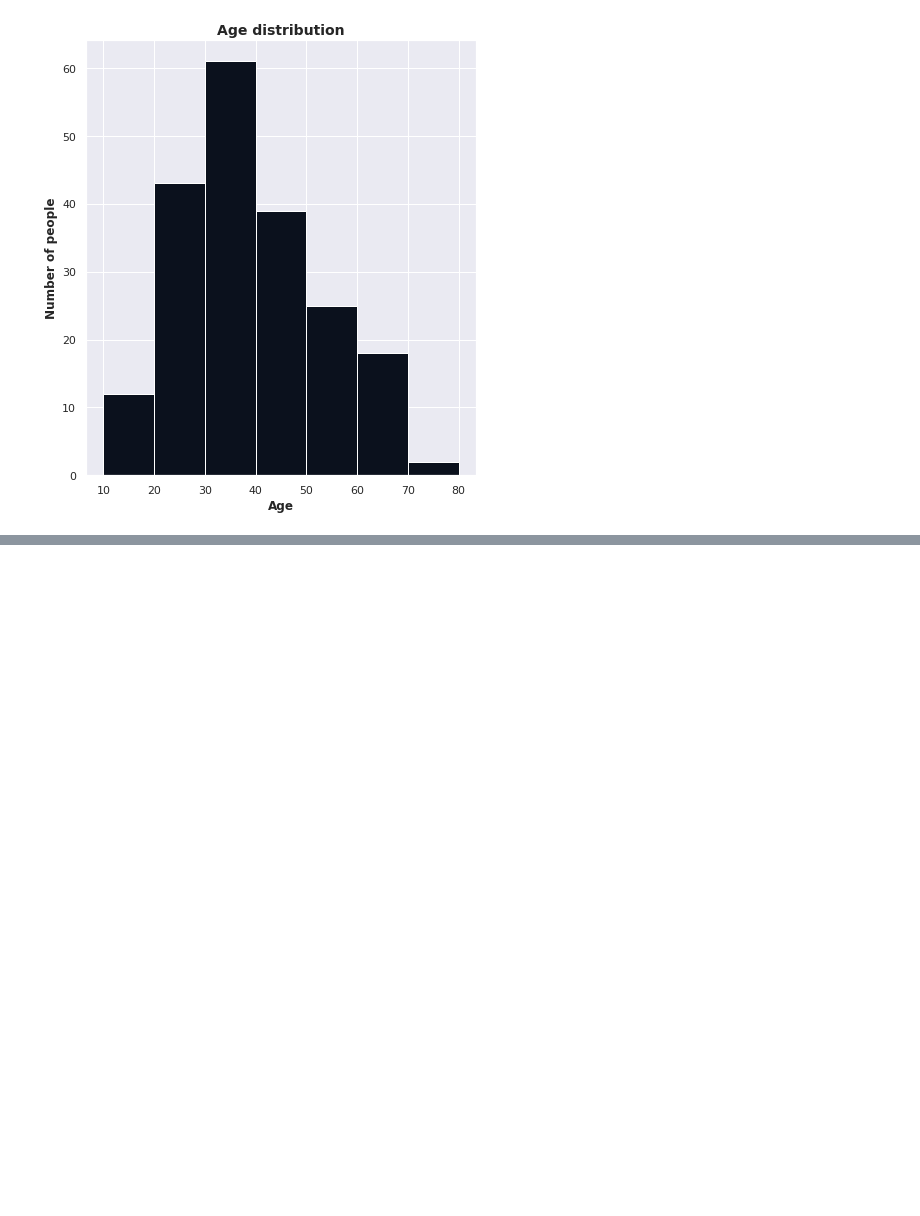
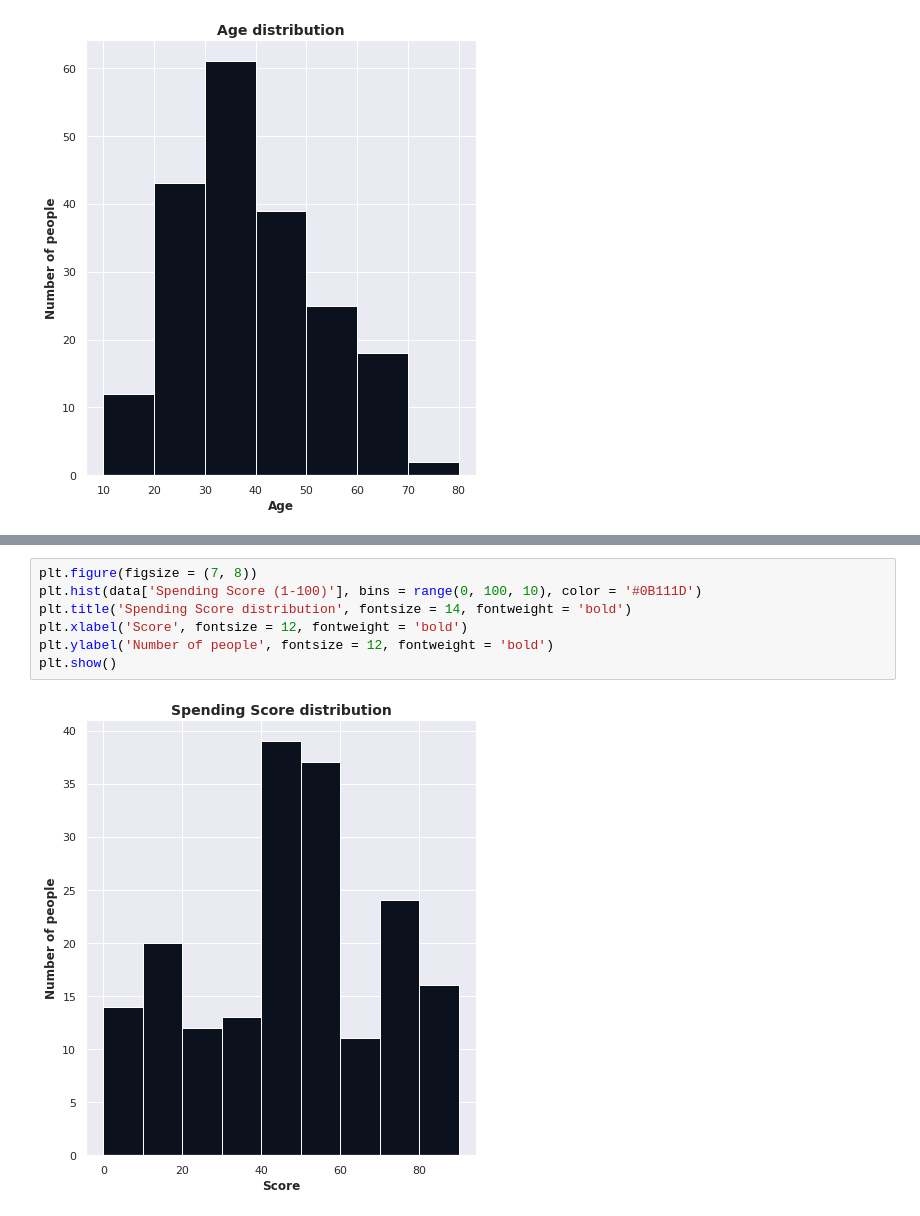
Before and after one commit to WorldWideWest/marketingAutomation, a Jupyter notebook: notebooks/KMEANS.ipynb, the cells around one changed output, grey strips where cells are left out. Saved outputs shown, nothing was run; the diff lists cells and outputs as text; blank space fills up the shorter version.

```diff
--- a/notebooks/KMEANS.ipynb
+++ b/notebooks/KMEANS.ipynb
@@ -71,0 +83,9 @@ plt.show()
+# %%
+plt.figure(figsize = (7, 8))
+plt.hist(data['Spending Score (1-100)'], bins = range(0, 100, 10), color = '#0B111D')
+plt.title('Spending Score distribution', fontsize = 14, fontweight = 'bold')
+plt.xlabel('Score', fontsize = 12, fontweight = 'bold')
+plt.ylabel('Number of people', fontsize = 12, fontweight = 'bold')
+plt.show()
+# %% [output]
+[figure, added]
```
Also changed, not shown: parts of 5 cells of this notebook.
